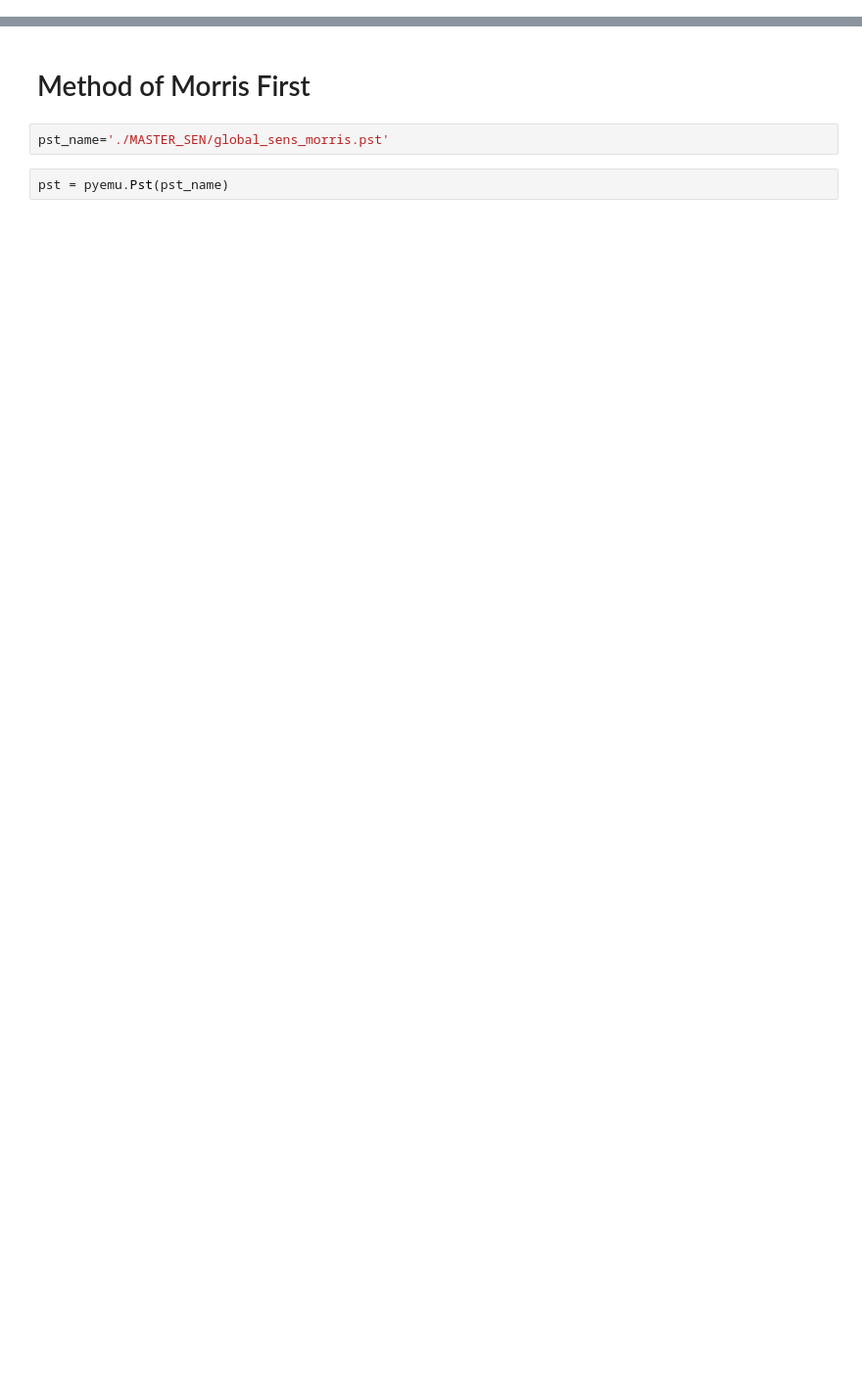
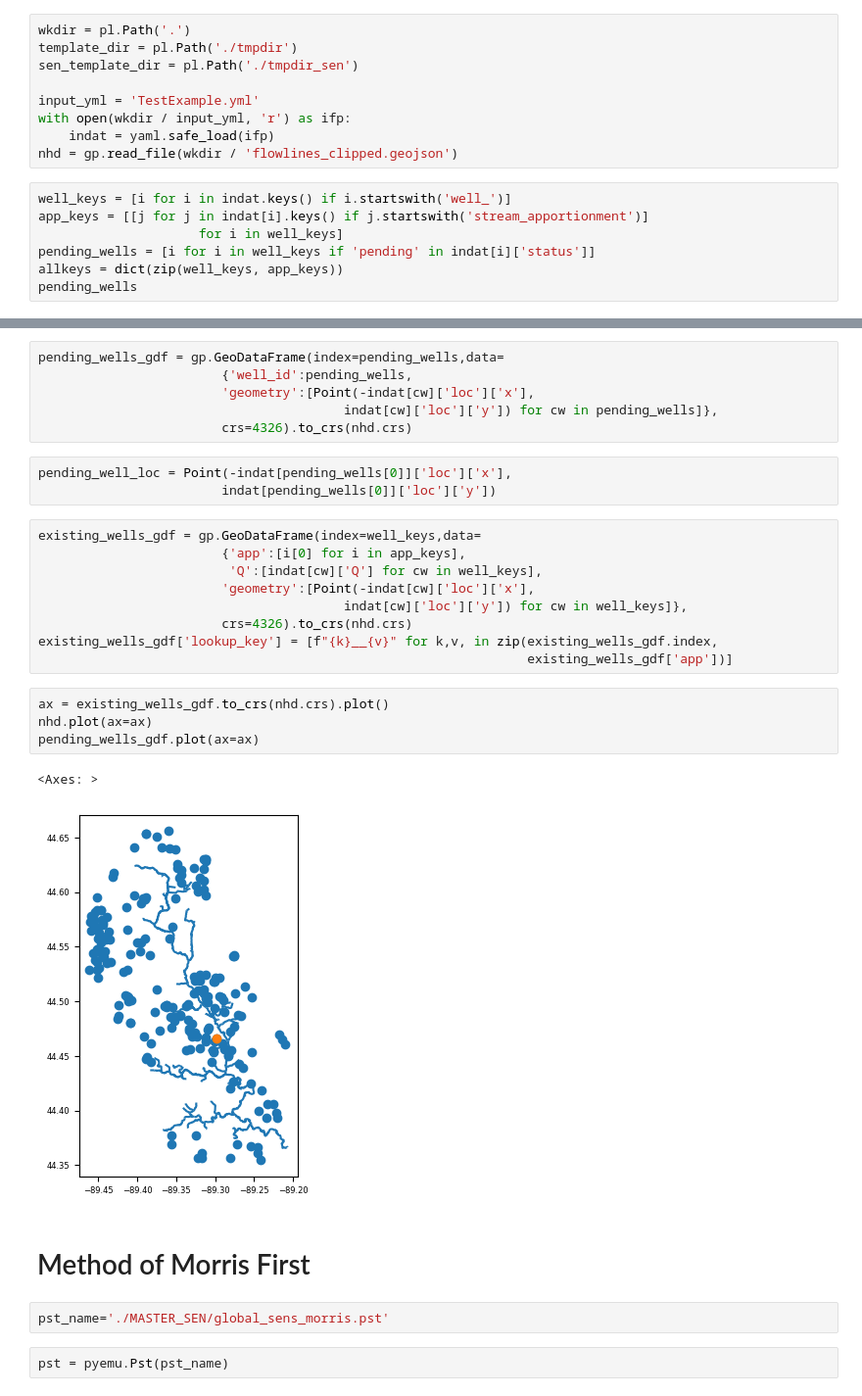
Before and after one commit to WDNR-Water-Use/HiCap_Analysis_Tool, a Jupyter notebook: examples/postproc_sens.ipynb, the cells around one changed output, grey strips where cells are left out. Shown at 98% size. Cells and saved outputs as stored; diff of their text form; blank space fills up the shorter version.

Commit message:
adding example 3 for testing

```diff
--- a/examples/postproc_sens.ipynb
+++ b/examples/postproc_sens.ipynb
@@ -11,0 +18,16 @@ from flopy.plot import styles as fpstyles
+# %%
+wkdir = pl.Path('.')
+template_dir = pl.Path('./tmpdir')
+sen_template_dir = pl.Path('./tmpdir_sen')
+
+input_yml = 'TestExample.yml'
+with open(wkdir / input_yml, 'r') as ifp:
+    indat = yaml.safe_load(ifp)
+nhd = gp.read_file(wkdir / 'flowlines_clipped.geojson')
+# %%
+well_keys = [i for i in indat.keys() if i.startswith('well_')]
+app_keys = [[j for j in indat[i].keys() if j.startswith('stream_apportionment')]
+                     for i in well_keys]
+pending_wells = [i for i in well_keys if 'pending' in indat[i]['status']]
+allkeys = dict(zip(well_keys, app_keys))
+pending_wells
@@ -12,3 +50,28 @@ from flopy.plot import styles as fpstyles
+# %%
+pending_wells_gdf = gp.GeoDataFrame(index=pending_wells,data=
+                        {'well_id':pending_wells,
+                        'geometry':[Point(-indat[cw]['loc']['x'],
+                                        indat[cw]['loc']['y']) for cw in pending_wells]},
+                        crs=4326).to_crs(nhd.crs)
+# %%
+pending_well_loc = Point(-indat[pending_wells[0]]['loc']['x'],
+                        indat[pending_wells[0]]['loc']['y'])
+# %%
+existing_wells_gdf = gp.GeoDataFrame(index=well_keys,data=
+                        {'app':[i[0] for i in app_keys],
+                         'Q':[indat[cw]['Q'] for cw in well_keys],
+                        'geometry':[Point(-indat[cw]['loc']['x'],
+                                        indat[cw]['loc']['y']) for cw in well_keys]},
+                        crs=4326).to_crs(nhd.crs)
+existing_wells_gdf['lookup_key'] = [f"{k}__{v}" for k,v, in zip(existing_wells_gdf.index,
+                                                                existing_wells_gdf['app'])]
+# %%
+ax = existing_wells_gdf.to_crs(nhd.crs).plot()
+nhd.plot(ax=ax)
+pending_wells_gdf.plot(ax=ax)
+# %% [output]
+<Axes: >
+[figure, added]
 # %% [markdown]
 # Method of Morris First
 # %%
```
Also changed, not shown: parts of 25 cells of this notebook, 3 other files.
